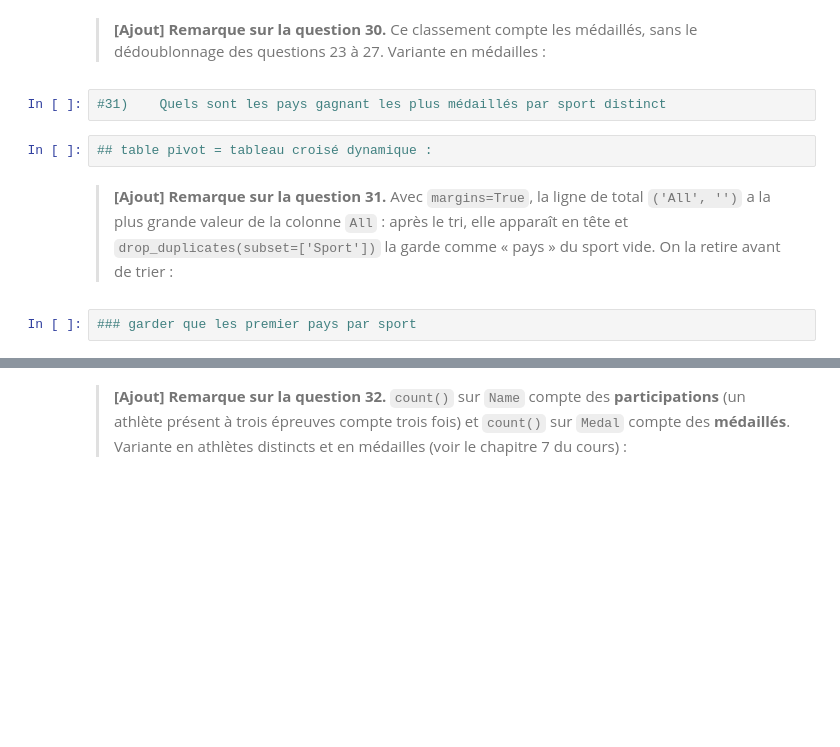
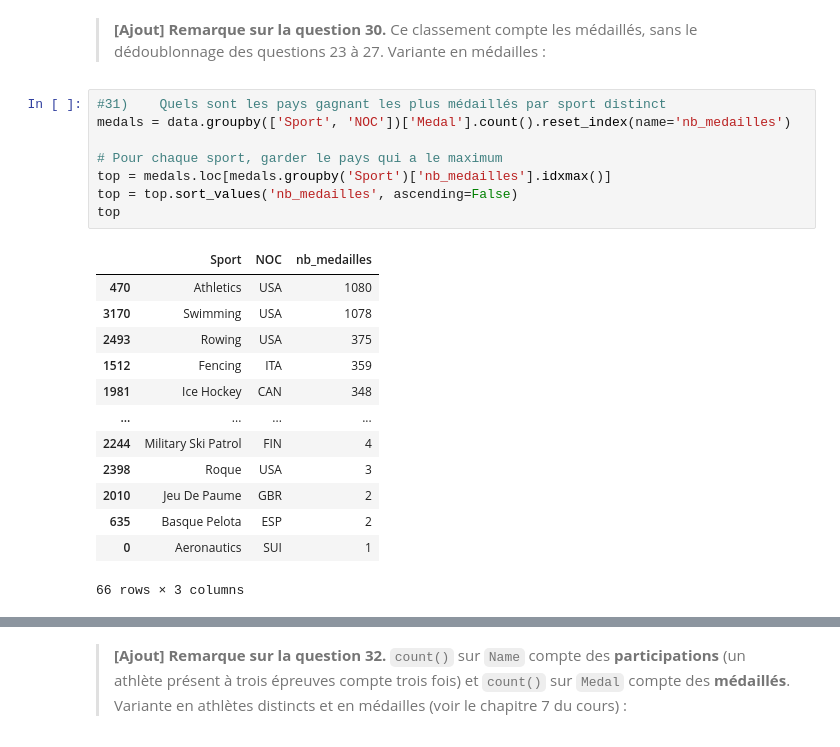
Before and after one commit to Davit-Ners-Bstorm/TECHNOFUTUR-DEV-IA-pandas, a Jupyter notebook: exo_jo.ipynb, the cells around one changed output, grey strips where cells are left out. Saved outputs shown, nothing was run; the diff lists cells and outputs as text; blank space fills up the shorter version.

```diff
--- a/exo_jo.ipynb
+++ b/exo_jo.ipynb
@@ -273,10 +358,24 @@ data.loc[masque_gold, :].sort_values("Name", ascending=True).head()
 > **[Ajout] Remarque sur la question 30.** Ce classement compte les médaillés, sans le dédoublonnage des questions 23 à 27. Variante en médailles :
 # %%
 #31)	Quels sont les pays gagnant les plus médaillés par sport distinct
+medals = data.groupby(['Sport', 'NOC'])['Medal'].count().reset_index(name='nb_medailles')
+
+# Pour chaque sport, garder le pays qui a le maximum
+top = medals.loc[medals.groupby('Sport')['nb_medailles'].idxmax()]
+top = top.sort_values('nb_medailles', ascending=False)
+top
+# %% [output]
+|  | Sport | NOC | nb_medailles |
+| 470 | Athletics | USA | 1080 |
+| 3170 | Swimming | USA | 1078 |
+| 2493 | Rowing | USA | 375 |
+| 1512 | Fencing | ITA | 359 |
+| 1981 | Ice Hockey | CAN | 348 |
+| ... | ... | ... | ... |
+| 2244 | Military Ski Patrol | FIN | 4 |
+| 2398 | Roque | USA | 3 |
+| 2010 | Jeu De Paume | GBR | 2 |
+| 635 | Basque Pelota | ESP | 2 |
+| 0 | Aeronautics | SUI | 1 |
+66 rows × 3 columns
-# %%
-## table pivot = tableau croisé dynamique :
-# %% [markdown]
-> **[Ajout] Remarque sur la question 31.** Avec `margins=True`, la ligne de total `('All', '')` a la plus grande valeur de la colonne `All` : après le tri, elle apparaît en tête et `drop_duplicates(subset=['Sport'])` la garde comme « pays » du sport vide. On la retire avant de trier :
-# %%
-### garder que les premier pays par sport
 # %% [raw]
```
Also changed, not shown: parts of 10 cells of this notebook.
